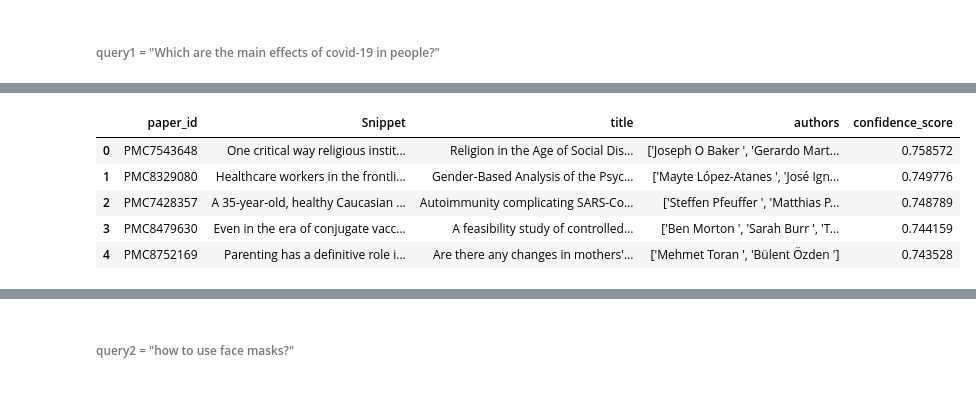
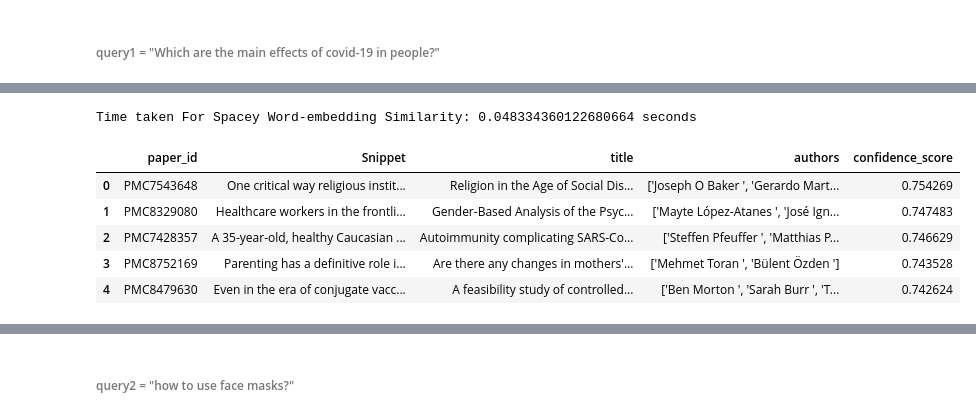
Before and after one commit to Anomaly1702/NLP_Ass3, a Jupyter notebook: Copy_of_Becky_assign3_summarization.ipynb, the cells around one changed output, grey strips where cells are left out. Drawn from its saved outputs; the diff is of its cells as text; code cells hidden in the pictures.

```diff
--- a/Copy_of_Becky_assign3_summarization.ipynb
+++ b/Copy_of_Becky_assign3_summarization.ipynb
@@ -35,6 +35,9 @@ import locale
 !pip install spacy_fastlang
 !pip install transformers
 !pip install SentencePiece
+!pip install datasets
+!pip install evaluate
+!pip install rouge-score
 import torch
 import numpy as np
 import pandas as pd
@@ -69,6 +72,8 @@ from tqdm import tqdm
 
 tqdm.pandas()
 
+from datasets import load_metric
+metric = load_metric("rouge")
 
 import pprint
 import pickle
@@ -81,7 +86,8 @@ drive.mount('/content/drive')
 data_dir = '/content/drive/MyDrive/NLP/Ass3/'
 
 #Reading the Dataset
-article_df = pd.read_csv(data_dir + 'md_pmc_covid_articles.csv')
+# article_df = pd.read_csv(data_dir + 'md_pmc_covid_articles.csv')
+article_df = pd.read_csv(data_dir + 'pmc_covid_articles.csv')
 #removing repeated index column
 article_df = article_df.drop(['Unnamed: 0'], axis=1)
 # # # article_df.head(5)
@@ -885,16 +900,19 @@ q1custom
 # %%
 #Passing Flag to use Spacey Word-embedings similarity
+start_time = time.time()
 query1 = "What are the symptoms of COVID-19?"
 # query1 = "Which are the main effects of covid-19 in people?"
 # t1 = textmatch()
 q1s = t1.text_matching(query1,2)
+print(f'Time taken For Spacey Word-embedding Similarity: {(time.time() - start_time)} seconds')
 q1s
 # %% [output]
+Time taken For Spacey Word-embedding Similarity: 0.048334360122680664 seconds
 |  | paper_id | Snippet | title | authors | confidence_score |
-| 0 | PMC7543648 | One critical way religious instit... | Religion in the Age of Social Dis... | ['Joseph O Baker ', 'Gerardo Mart... | 0.758572 |
-| 1 | PMC8329080 | Healthcare workers in the frontli... | Gender-Based Analysis of the Psyc... | ['Mayte López-Atanes ', 'José Ign... | 0.749776 |
-| 2 | PMC7428357 | A 35-year-old, healthy Caucasian ... | Autoimmunity complicating SARS-Co... | ['Steffen Pfeuffer ', 'Matthias P... | 0.748789 |
-| 3 | PMC8479630 | Even in the era of conjugate vacc... | A feasibility study of controlled... | ['Ben Morton ', 'Sarah Burr ', 'T... | 0.744159 |
-| 4 | PMC8752169 | Parenting has a definitive role i... | Are there any changes in mothers'... | ['Mehmet Toran ', 'Bülent Özden '] | 0.743528 |
+| 0 | PMC7543648 | One critical way religious instit... | Religion in the Age of Social Dis... | ['Joseph O Baker ', 'Gerardo Mart... | 0.754269 |
+| 1 | PMC8329080 | Healthcare workers in the frontli... | Gender-Based Analysis of the Psyc... | ['Mayte López-Atanes ', 'José Ign... | 0.747483 |
+| 2 | PMC7428357 | A 35-year-old, healthy Caucasian ... | Autoimmunity complicating SARS-Co... | ['Steffen Pfeuffer ', 'Matthias P... | 0.746629 |
+| 3 | PMC8752169 | Parenting has a definitive role i... | Are there any changes in mothers'... | ['Mehmet Toran ', 'Bülent Özden '] | 0.743528 |
+| 4 | PMC8479630 | Even in the era of conjugate vacc... | A feasibility study of controlled... | ['Ben Morton ', 'Sarah Burr ', 'T... | 0.742624 |
 # %%
 #Passing Flag to use Cosine similarity
```
Also changed, not shown: parts of 49 cells of this notebook.
